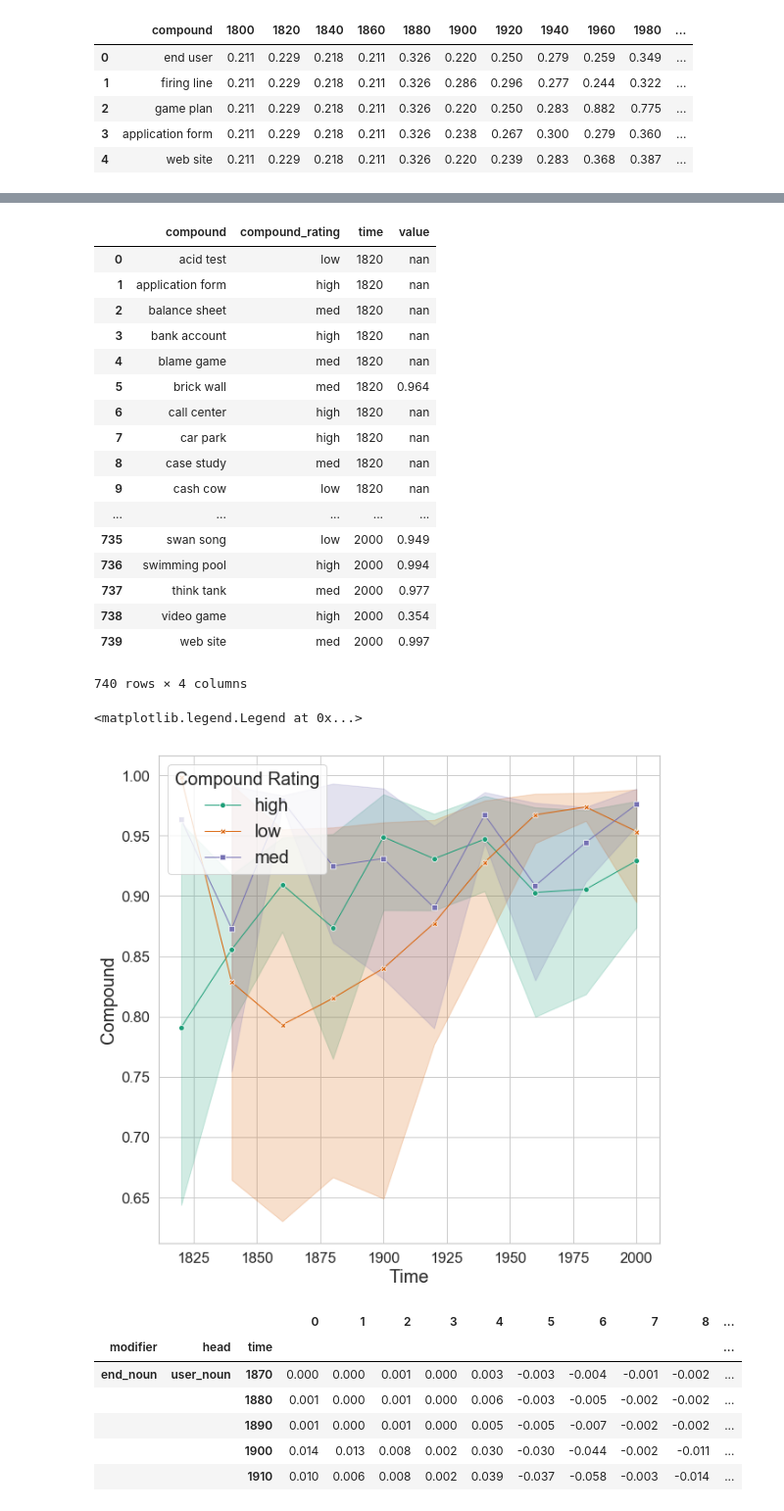
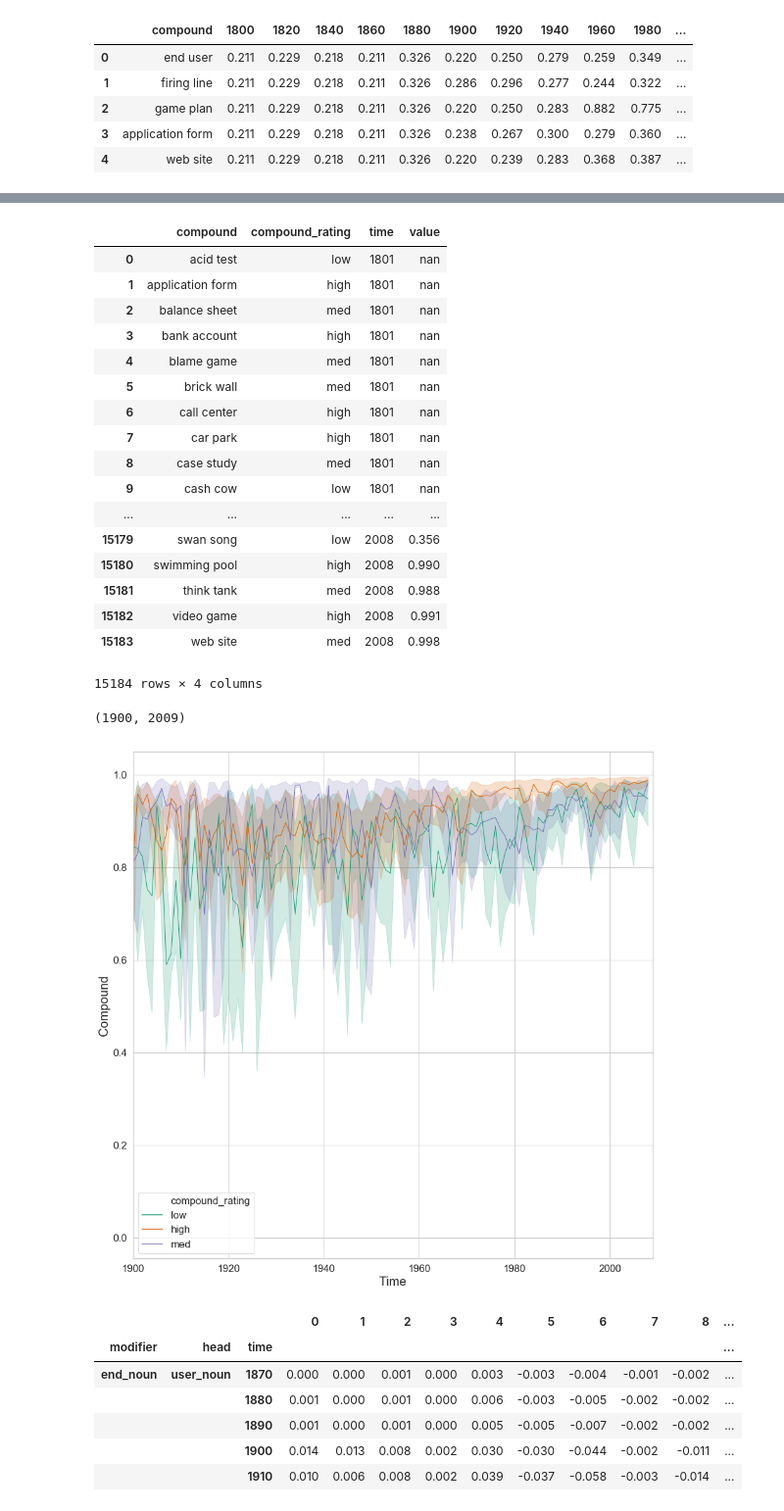
Before and after one commit to prajitdhar/Compounding, a Jupyter notebook: novel_compound_predictor/paper_submission.ipynb, the cells around one changed output, grey strips where cells are left out. Shown at 98% size. Saved outputs shown, nothing was run; the diff lists cells and outputs as text; code cells hidden in the pictures.

```diff
--- a/novel_compound_predictor/paper_submission.ipynb
+++ b/novel_compound_predictor/paper_submission.ipynb
@@ -9,6 +9,7 @@ pd.options.mode.chained_assignment = None
 import seaborn as sns
 %matplotlib inline
 sns.set(style="whitegrid", font_scale = 1.5)
+sns.set_context(rc={"lines.markersize": 10}) # controls size of style markers in line plots
 #sns.set(rc={'figure.figsize':(10,10)})
 import matplotlib
 #matplotlib.use('agg')
@@ -297,0 +298,3 @@ plt.savefig('sim-with-mod_merged.png')
+# %%
+compounds=pd.read_pickle("../../compounds_CompoundAware_1_20_300.pkl")
+compounds.head()
@@ -361,38 +364,38 @@ compound_df.drop(['modifier','head'],axis=1,inplace=True)
 #compound_df.set_index('compound',inplace=True)
 #plot_compound_df=plot_compound_df[plot_compound_df.columns[10:]]
 plot_compound_df=pd.melt(compound_df,id_vars=['compound','compound_rating'],
-                        value_vars=new_plot_col[1:])
+                        value_vars=list(range(1801,2009,1)))
 plot_compound_df
 # %% [output]
 |  | compound | compound_rating | time | value |
-| 0 | acid test | low | 1820 | nan |
-| 1 | application form | high | 1820 | nan |
-| 2 | balance sheet | med | 1820 | nan |
-| 3 | bank account | high | 1820 | nan |
-| 4 | blame game | med | 1820 | nan |
-| 5 | brick wall | med | 1820 | 0.964 |
-| 6 | call center | high | 1820 | nan |
-| 7 | car park | high | 1820 | nan |
-| 8 | case study | med | 1820 | nan |
-| 9 | cash cow | low | 1820 | nan |
+| 0 | acid test | low | 1801 | nan |
+| 1 | application form | high | 1801 | nan |
+| 2 | balance sheet | med | 1801 | nan |
+| 3 | bank account | high | 1801 | nan |
+| 4 | blame game | med | 1801 | nan |
+| 5 | brick wall | med | 1801 | nan |
+| 6 | call center | high | 1801 | nan |
+| 7 | car park | high | 1801 | nan |
+| 8 | case study | med | 1801 | nan |
+| 9 | cash cow | low | 1801 | nan |
 | ... | ... | ... | ... | ... |
-| 735 | swan song | low | 2000 | 0.949 |
-| 736 | swimming pool | high | 2000 | 0.994 |
-| 737 | think tank | med | 2000 | 0.977 |
-| 738 | video game | high | 2000 | 0.354 |
-| 739 | web site | med | 2000 | 0.997 |
+| 15179 | swan song | low | 2008 | 0.356 |
+| 15180 | swimming pool | high | 2008 | 0.990 |
+| 15181 | think tank | med | 2008 | 0.988 |
+| 15182 | video game | high | 2008 | 0.991 |
+| 15183 | web site | med | 2008 | 0.998 |
-740 rows × 4 columns
+15184 rows × 4 columns
 # %%
-plt.figure(figsize=(10,10))
-g=sns.lineplot(x="time", y="value", hue="compound_rating",style="compound_rating",data=plot_compound_df,palette="Dark2", marker='o',linewidth=1,dashes=False,markers=True)#,err_style="bars", ci=68)
+plt.figure(figsize=(15,15))
+g=sns.lineplot(x="time", y="value", hue="compound_rating",style="compound_rating",data=plot_compound_df,palette="Dark2",linewidth=1,dashes=False)#,err_style="bars", ci=68)
 g.set_xlabel("Time", fontsize=20)
 g.set_ylabel("Compound", fontsize=20)
-g.legend(title='Compound Rating', loc='upper left', labels=["high", "low", "med"], fontsize=20, title_fontsize=20)
+#g.legend(title='Compound Rating', loc='upper left', labels=["high", "low", "med"], fontsize=20, title_fontsize=20)
 #g.legend(loc='center left', bbox_to_anchor=(1.0, 0.5), ncol=1)
-#g.set_xlim(1799, 2000)
+g.set_xlim(1900, 2009)
 # %% [output]
-<matplotlib.legend.Legend at 0x...>
+(1900, 2009)
-[figure, old version]
+[figure, new version]
 # %%
 merge_df_aware_heads=reddy11_study[['modifier','head']].merge(heads.reset_index(),on=['head'],how='inner')
 merge_df_aware_heads.set_index(["modifier", "head",'time'], inplace = True)
```
Also changed, not shown: parts of 13 cells of this notebook.
